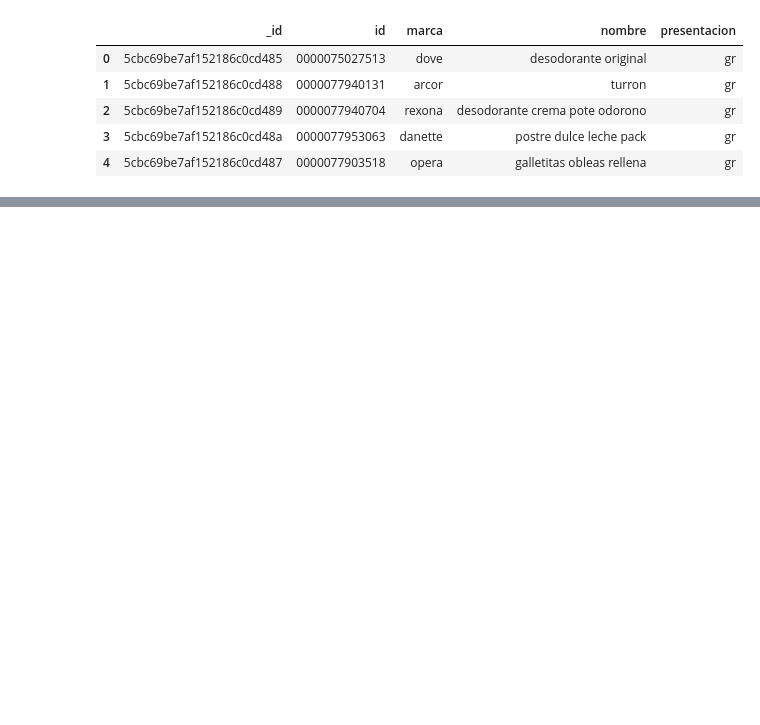
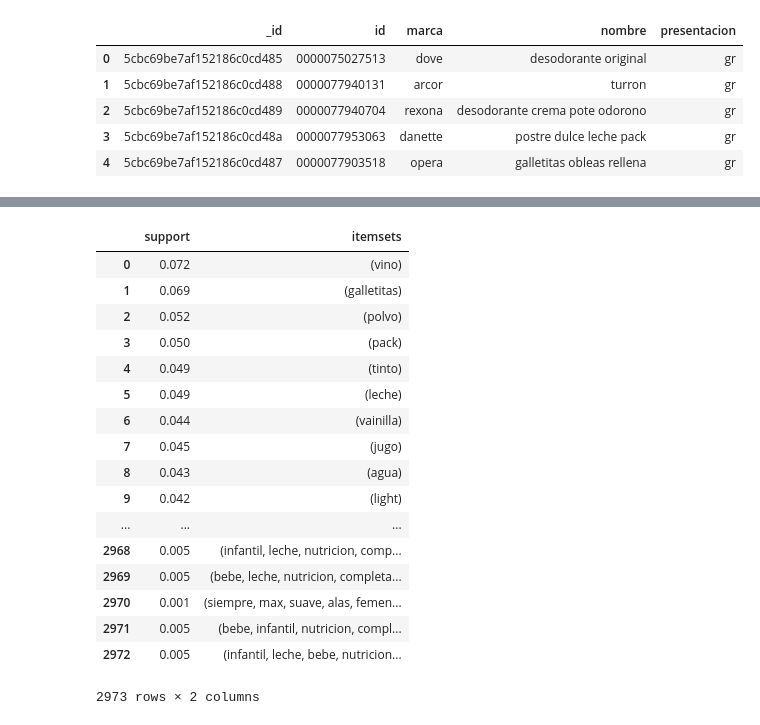
Before and after one commit to lopezrubenml/tp2, a Jupyter notebook: TP2.ipynb, the cells around one changed output, grey strips where cells are left out. Drawn from its saved outputs; the diff is of its cells as text; code cells hidden in the pictures; blank space fills up the shorter version.

```diff
--- a/TP2.ipynb
+++ b/TP2.ipynb
@@ -258,0 +313,21 @@ remover(a, marcas)
+# %%
+apriori(productos1.drop(['_id', 'id', 'marca', 'nombre', 'presentacion', 'nombre2'], axis = 1), min_support=0.001, use_colnames=True)
+# %% [output]
+|  | support | itemsets |
+| 0 | 0.072 | (vino) |
+| 1 | 0.069 | (galletitas) |
+| 2 | 0.052 | (polvo) |
+| 3 | 0.050 | (pack) |
+| 4 | 0.049 | (tinto) |
+| 5 | 0.049 | (leche) |
+| 6 | 0.044 | (vainilla) |
+| 7 | 0.045 | (jugo) |
+| 8 | 0.043 | (agua) |
+| 9 | 0.042 | (light) |
+| ... | ... | ... |
+| 2968 | 0.005 | (infantil, leche, nutricion, comp... |
+| 2969 | 0.005 | (bebe, leche, nutricion, completa... |
+| 2970 | 0.001 | (siempre, max, suave, alas, femen... |
+| 2971 | 0.005 | (bebe, infantil, nutricion, compl... |
+| 2972 | 0.005 | (infantil, leche, bebe, nutricion... |
+2973 rows × 2 columns
```
Also changed, not shown: parts of 8 cells of this notebook.
